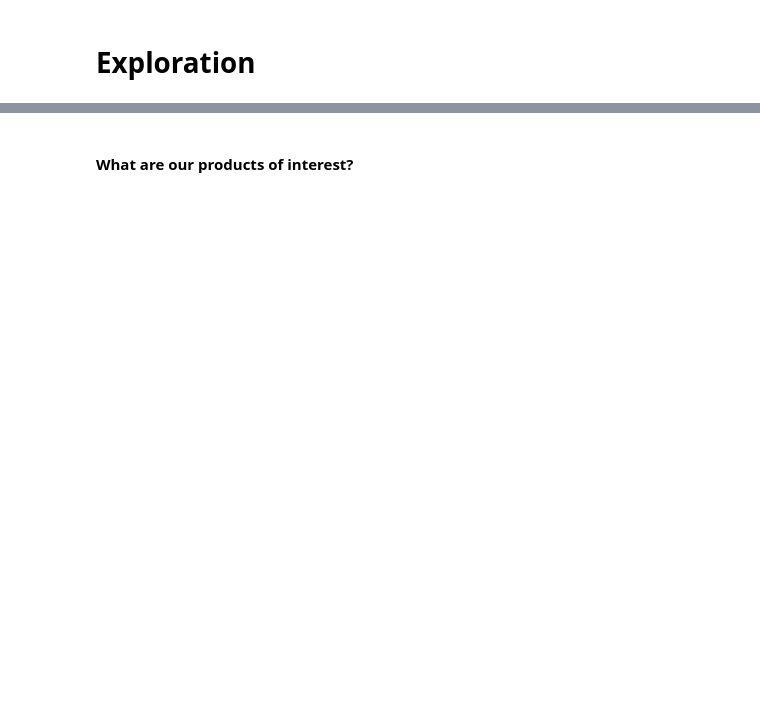
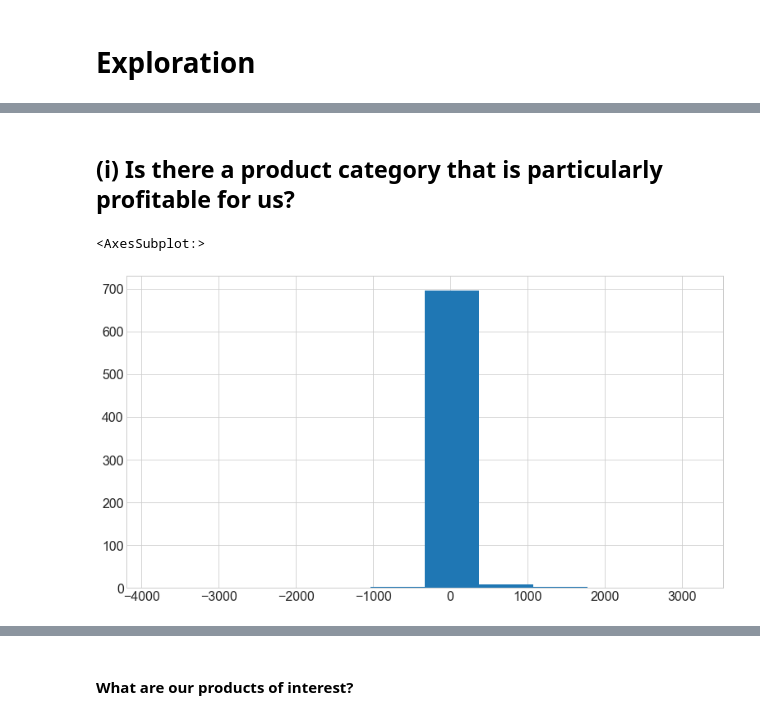
Before and after one commit to superstore-stephen-jesse/superstor-time-series-project, a Jupyter notebook: explore_stephen.ipynb, the cells around one changed output, grey strips where cells are left out. Cells and saved outputs as stored; diff of their text form; code cells hidden in the pictures; blank space fills up the shorter version.

```diff
--- a/explore_stephen.ipynb
+++ b/explore_stephen.ipynb
@@ -24,14 +24,26 @@ import matplotlib.pyplot as plt
 import seaborn as sns
 
 # Import Stephen's files
-import acquire_stephen
-import prepare_stephen
-from acquire_stephen import get_superstore_data
-from prepare_stephen import prepare_superstore_data
+import acquire
+import prepare
+from acquire import get_superstore_data
+from prepare import prepare_superstore_data
 
-# # Import jesse's files
-# import acquire_jesse
-# import prepare_jesse
+# to evaluated performance using rmse
+from sklearn.metrics import mean_squared_error
+from math import sqrt
+
+# for tsa
+import statsmodels.api as sm
+
+# holt's linear trend model.
+from statsmodels.tsa.api import Holt
+
+
+# plotting defaults
+plt.rc('figure', figsize=(16, 7))
+plt.style.use('seaborn-whitegrid')
+plt.rc('font', size=16)
 # %% [markdown]
 # Acquire Raw Data (from acquire.py)
 # %%
@@ -198,0 +185,6 @@ dtype: bool
+# %%
+# Create a function to split data
+
+train = df.loc['2014':'2015']
+validate = df.loc['2016']
+test = df.loc['2017']
@@ -198,0 +200,9 @@ dtype: bool
+# %% [markdown]
+## (i) Is there a product category that is particularly profitable for us?
+# %%
+# Profit distribution
+
+train.profit.hist()
+# %% [output]
+<AxesSubplot:>
+[figure, added]
```
Also changed, not shown: parts of 34 cells of this notebook.
